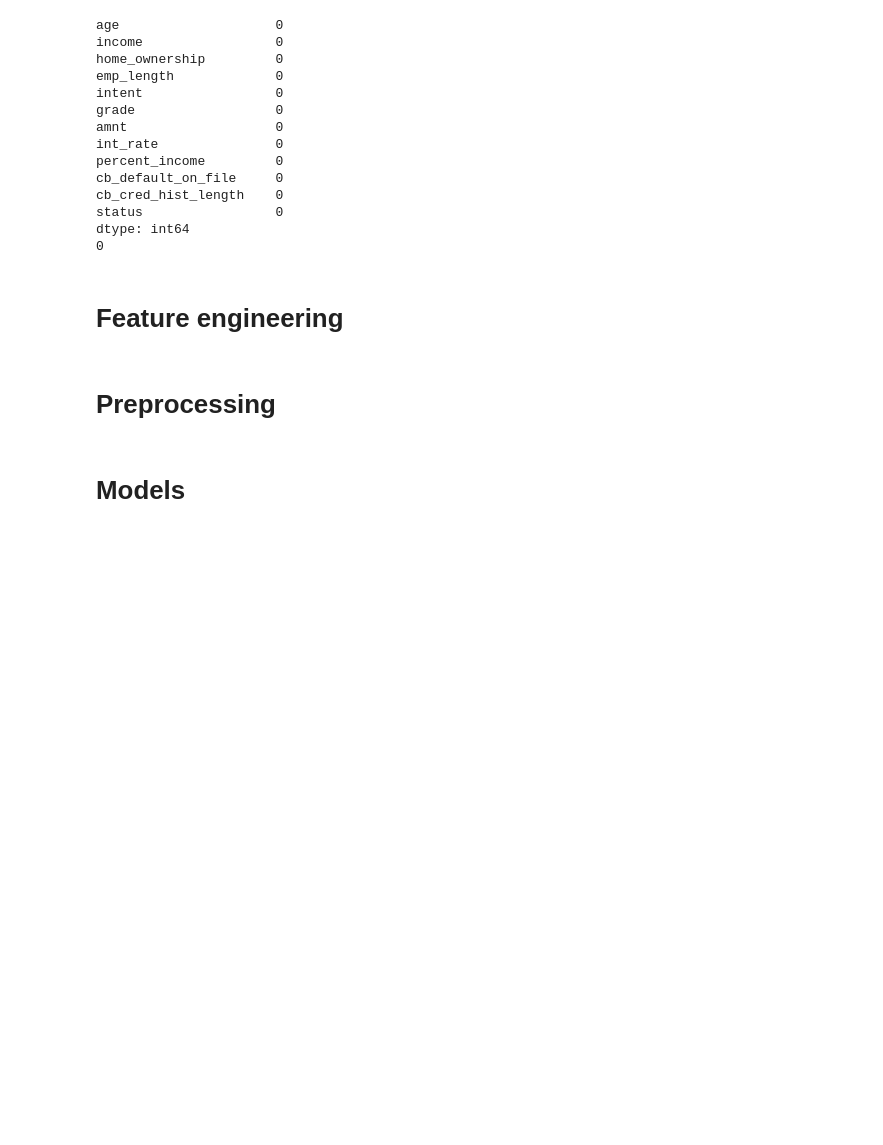
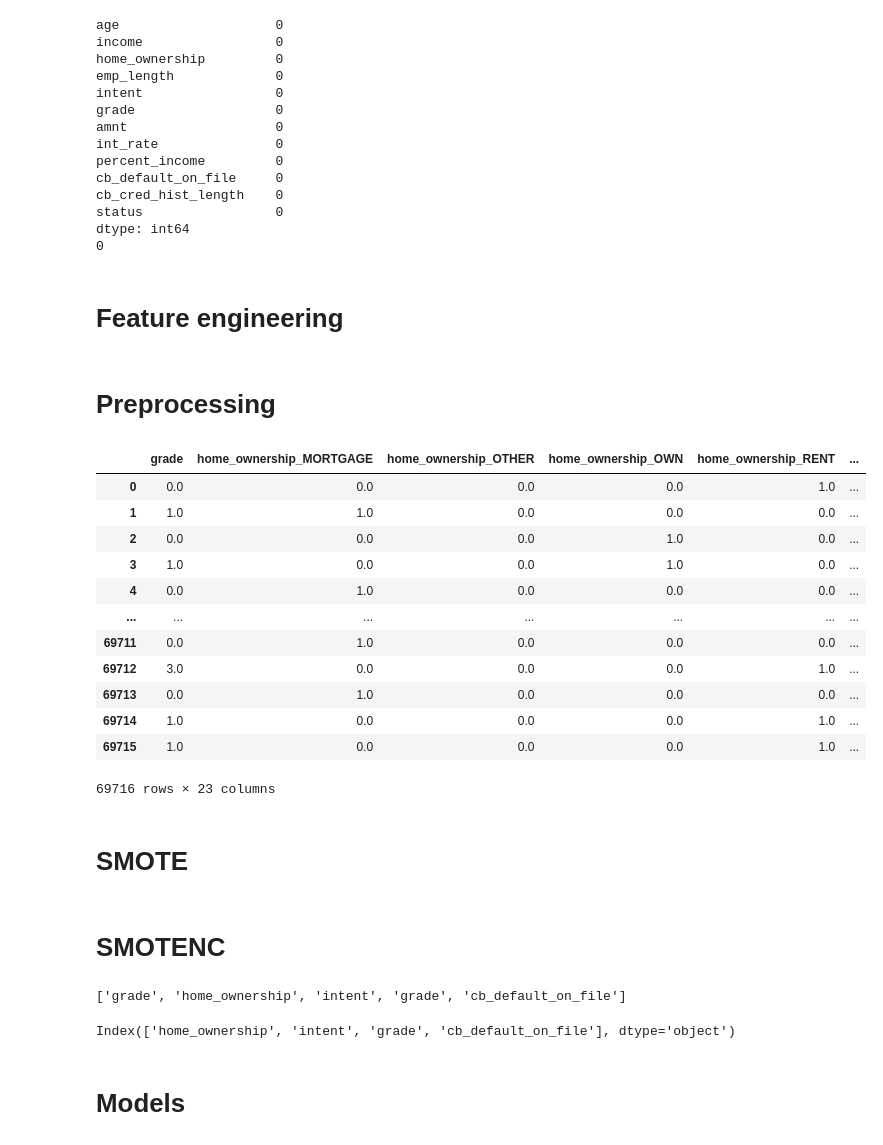
Before and after one commit to MrIsCM/KaggleCompetitions, a Jupyter notebook: LoanStatusPrediction/notebooks/stacking_v2.ipynb, the cells around one changed output. Cells and saved outputs as stored; diff of their text form; code cells hidden in the pictures; blank space fills up the shorter version.

```diff
--- a/LoanStatusPrediction/notebooks/stacking_v2.ipynb
+++ b/LoanStatusPrediction/notebooks/stacking_v2.ipynb
@@ -109,3 +109,21 @@ X_test_prep = pd.DataFrame(X_test_prep, columns=categorical_ordinal + list(prepr
 data_prep = pd.DataFrame(data_prep, columns=categorical_ordinal + list(preprocessor.named_transformers_['onehot'].get_feature_names_out()) + list(numerical_columns) + log_columns)
 # %%
 data = pd.concat([data_prep, merged_data['status']], axis=1)
+# %%
+X_train_prep
+# %% [output]
+|  | grade | home_ownership_MORTGAGE | home_ownership_OTHER | home_ownership_OWN | home_ownership_RENT | ... |
+| 0 | 0.0 | 0.0 | 0.0 | 0.0 | 1.0 | ... |
+| 1 | 1.0 | 1.0 | 0.0 | 0.0 | 0.0 | ... |
+| 2 | 0.0 | 0.0 | 0.0 | 1.0 | 0.0 | ... |
+| 3 | 1.0 | 0.0 | 0.0 | 1.0 | 0.0 | ... |
+| 4 | 0.0 | 1.0 | 0.0 | 0.0 | 0.0 | ... |
+| ... | ... | ... | ... | ... | ... | ... |
+| 69711 | 0.0 | 1.0 | 0.0 | 0.0 | 0.0 | ... |
+| 69712 | 3.0 | 0.0 | 0.0 | 0.0 | 1.0 | ... |
+| 69713 | 0.0 | 1.0 | 0.0 | 0.0 | 0.0 | ... |
+| 69714 | 1.0 | 0.0 | 0.0 | 0.0 | 1.0 | ... |
+| 69715 | 1.0 | 0.0 | 0.0 | 0.0 | 1.0 | ... |
+69716 rows × 23 columns
+# %% [markdown]
+# SMOTE
@@ -111,0 +137,10 @@ data = pd.concat([data_prep, merged_data['status']], axis=1)
+# %% [markdown]
+# SMOTENC
+# %%
+list(categorical_ordinal) + list(categorical_columns)
+# %% [output]
+['grade', 'home_ownership', 'intent', 'grade', 'cb_default_on_file']
+# %%
+categorical_columns
+# %% [output]
+Index(['home_ownership', 'intent', 'grade', 'cb_default_on_file'], dtype='object')
```
Also changed, not shown: parts of 7 cells of this notebook, 2 other files.
